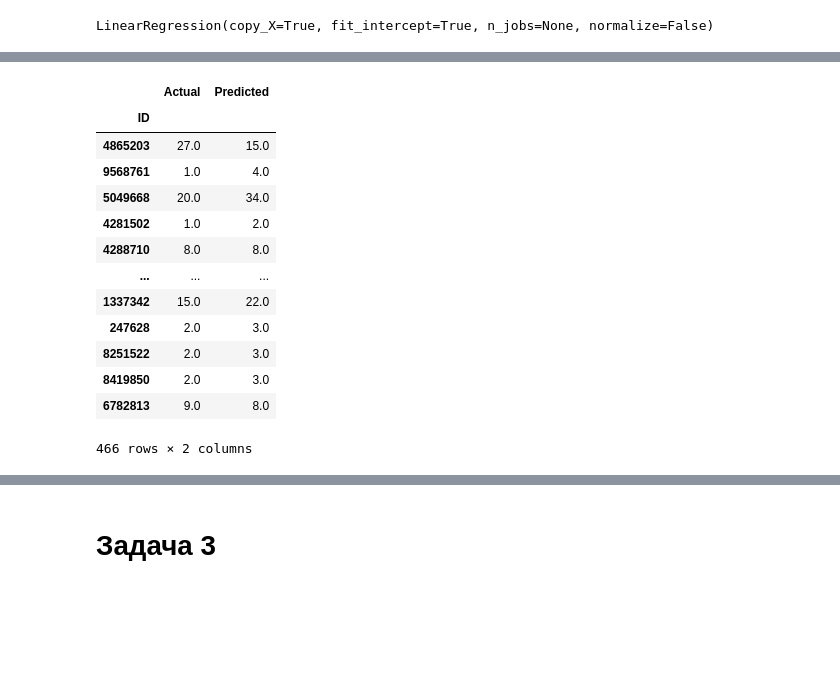
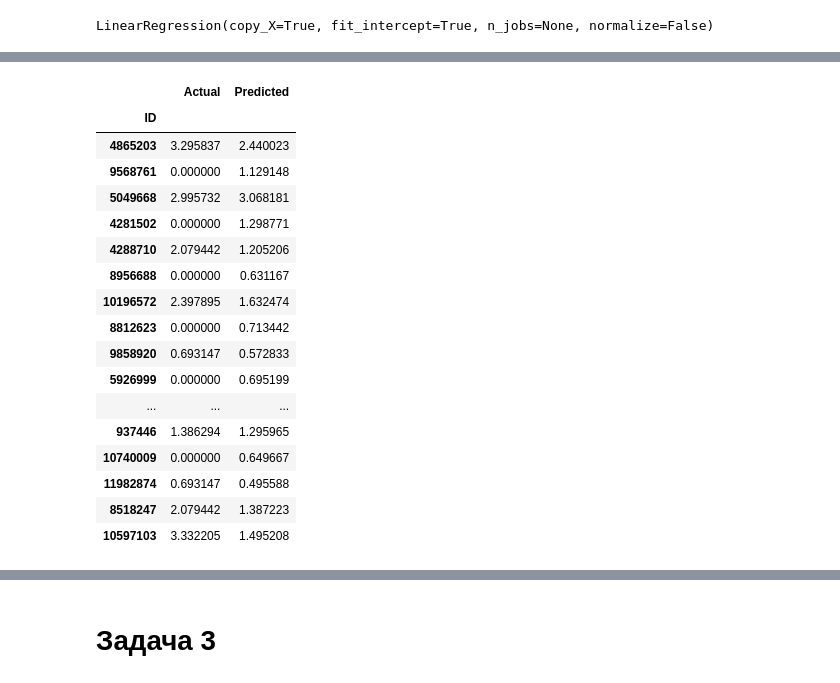
Before and after one commit to Dementev-Ilia/CustomerSearch, a Jupyter notebook: CustomerSearch.ipynb, the cells around one changed output, grey strips where cells are left out. Cells and saved outputs as stored; diff of their text form; code cells hidden in the pictures; blank space fills up the shorter version.

```diff
--- a/CustomerSearch.ipynb
+++ b/CustomerSearch.ipynb
@@ -1161,3 +1185,6 @@ y = zp["2018, Среднесписочная численность работн
+# %%
+#для сглаживания данных применяю логарифмирование целевой переменной
+y = np.log(zp["2018, Среднесписочная численность работников"])
 # %%
 X = zp.copy().drop(["2018, Среднесписочная численность работников"], axis=1)
 # %%
@@ -1204,3 +1231,3 @@ coeff_df
 # %%
-#получаем результаты предсказания (для более корректного отображения результат округлил до целого числа)
-y_pred = skm.predict(X_test).round()
+#получаем результаты предсказания
+y_pred = skm.predict(X_test)
@@ -1207,22 +1255,27 @@ y_pred = skm.predict(X_test).round()
 # %%
 #сравним фактические данные с результатами предсказания
 df = pd.DataFrame({'Actual': y_test, 'Predicted': y_pred})
-df
+df1 = df.head(25)
+df1
 # %% [output]
 |  | Actual | Predicted |
 | ID |  |  |
-| 4865203 | 27.0 | 15.0 |
-| 9568761 | 1.0 | 4.0 |
-| 5049668 | 20.0 | 34.0 |
-| 4281502 | 1.0 | 2.0 |
-| 4288710 | 8.0 | 8.0 |
+| 4865203 | 3.295837 | 2.440023 |
+| 9568761 | 0.000000 | 1.129148 |
+| 5049668 | 2.995732 | 3.068181 |
+| 4281502 | 0.000000 | 1.298771 |
+| 4288710 | 2.079442 | 1.205206 |
+| 8956688 | 0.000000 | 0.631167 |
+| 10196572 | 2.397895 | 1.632474 |
+| 8812623 | 0.000000 | 0.713442 |
+| 9858920 | 0.693147 | 0.572833 |
+| 5926999 | 0.000000 | 0.695199 |
 | ... | ... | ... |
-| 1337342 | 15.0 | 22.0 |
-| 247628 | 2.0 | 3.0 |
-| 8251522 | 2.0 | 3.0 |
-| 8419850 | 2.0 | 3.0 |
-| 6782813 | 9.0 | 8.0 |
+| 937446 | 1.386294 | 1.295965 |
+| 10740009 | 0.000000 | 0.649667 |
+| 11982874 | 0.693147 | 0.495588 |
+| 8518247 | 2.079442 | 1.387223 |
+| 10597103 | 3.332205 | 1.495208 |
-466 rows × 2 columns
 # %%
 #построим график по результатам предсказания(сравнение фактических данных с предсказанными)
 df1.plot(kind='bar',figsize=(10,8))
```
Also changed, not shown: parts of 12 cells of this notebook.
